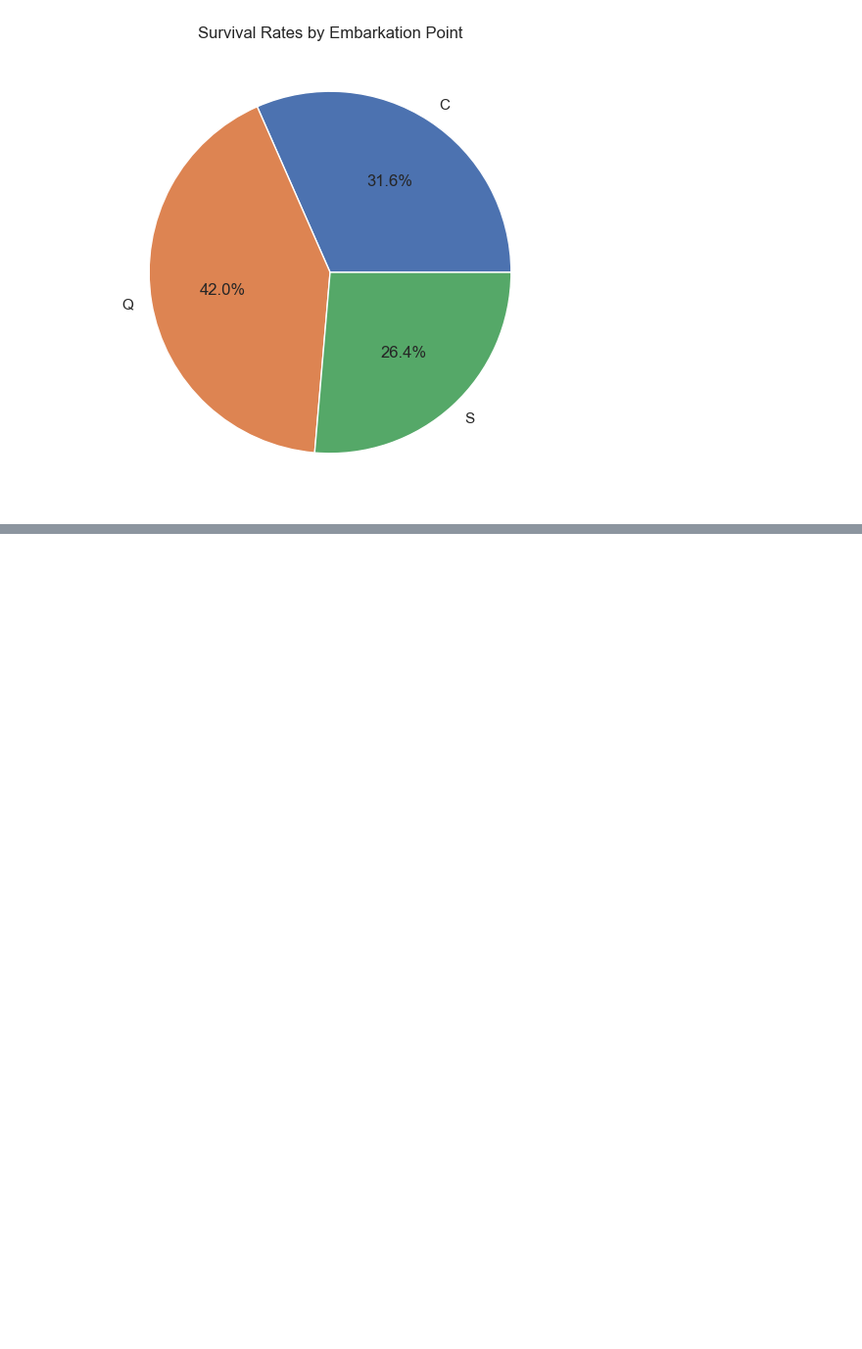
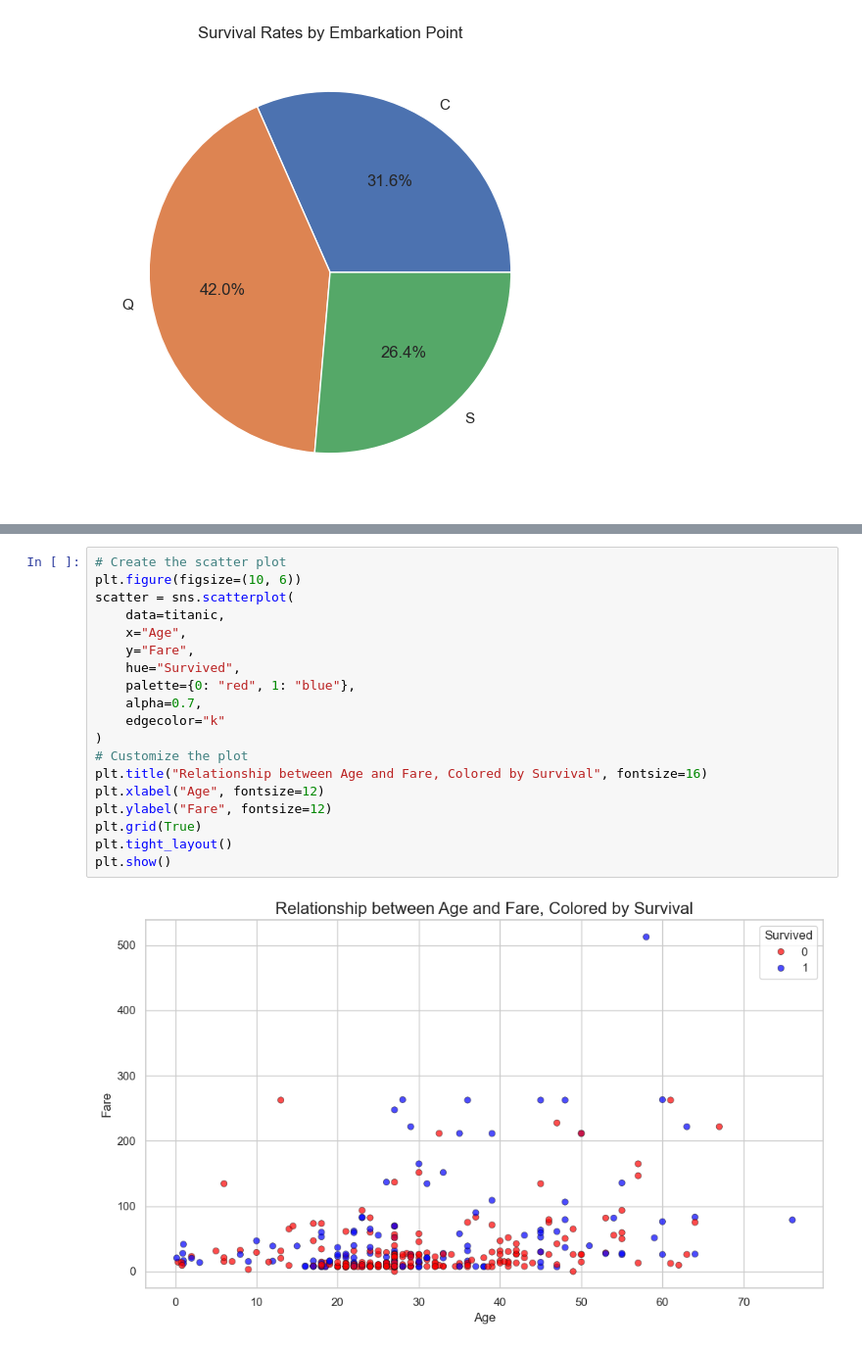
Before and after one commit to youssef-113/Data-Visualization, a Jupyter notebook: Titanic Dataset/solve-assignment.ipynb, the cells around one changed output, grey strips where cells are left out. Shown: that part at 98% size. Cells and saved outputs as stored; diff of their text form; blank space fills up the shorter version.

```diff
--- a/Titanic Dataset/solve-assignment.ipynb
+++ b/Titanic Dataset/solve-assignment.ipynb
@@ -401,0 +409,21 @@ plt.show()
+# %%
+# Create the scatter plot
+plt.figure(figsize=(10, 6))
+scatter = sns.scatterplot(
+    data=titanic,
+    x="Age",
+    y="Fare",
+    hue="Survived",
+    palette={0: "red", 1: "blue"},
+    alpha=0.7,
+    edgecolor="k"
+)
+# Customize the plot
+plt.title("Relationship between Age and Fare, Colored by Survival", fontsize=16)
+plt.xlabel("Age", fontsize=12)
+plt.ylabel("Fare", fontsize=12)
+plt.grid(True)
+plt.tight_layout()
+plt.show()
+# %% [output]
+[figure, added]
```
Also changed, not shown: parts of 16 cells of this notebook.
